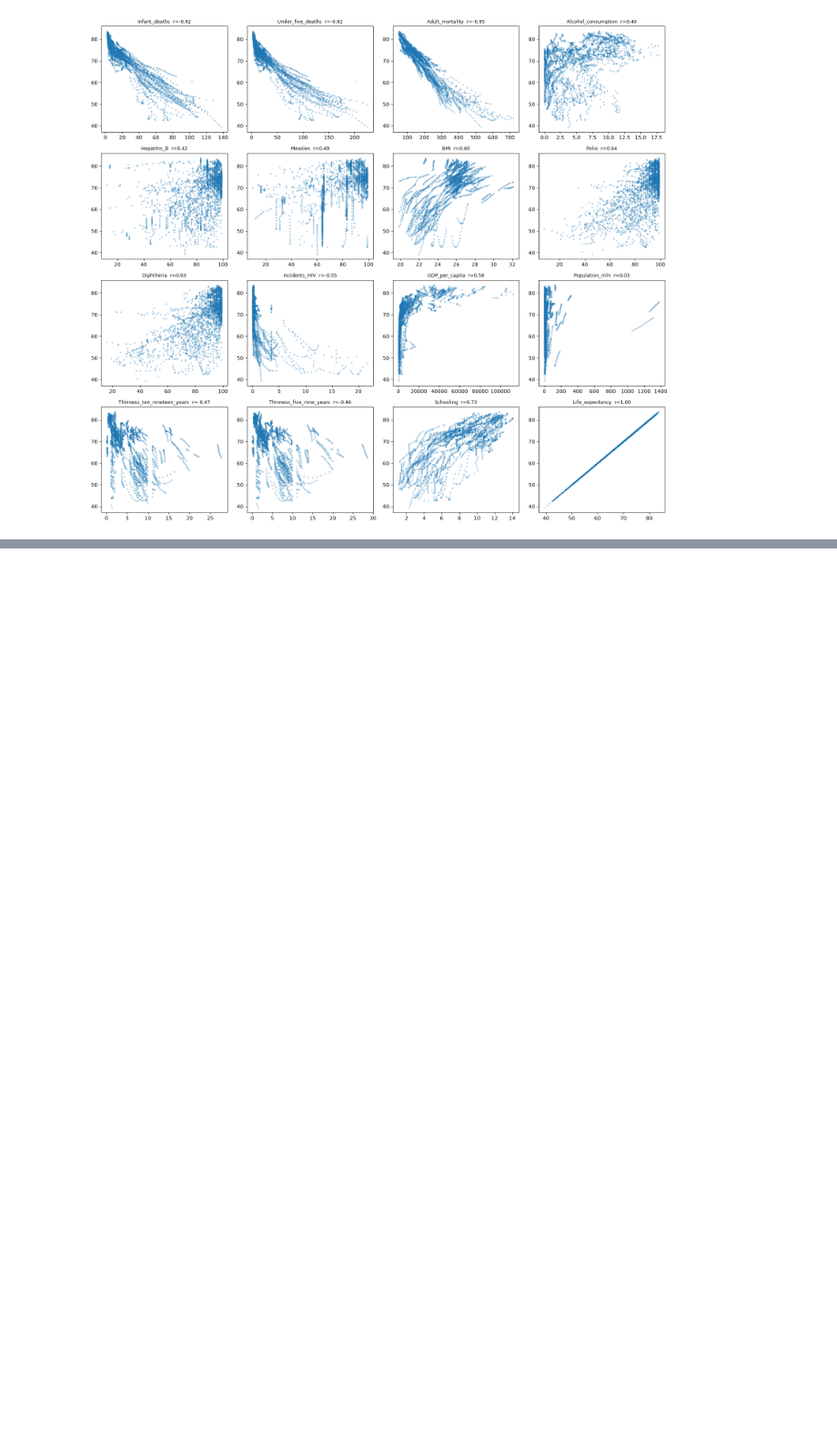
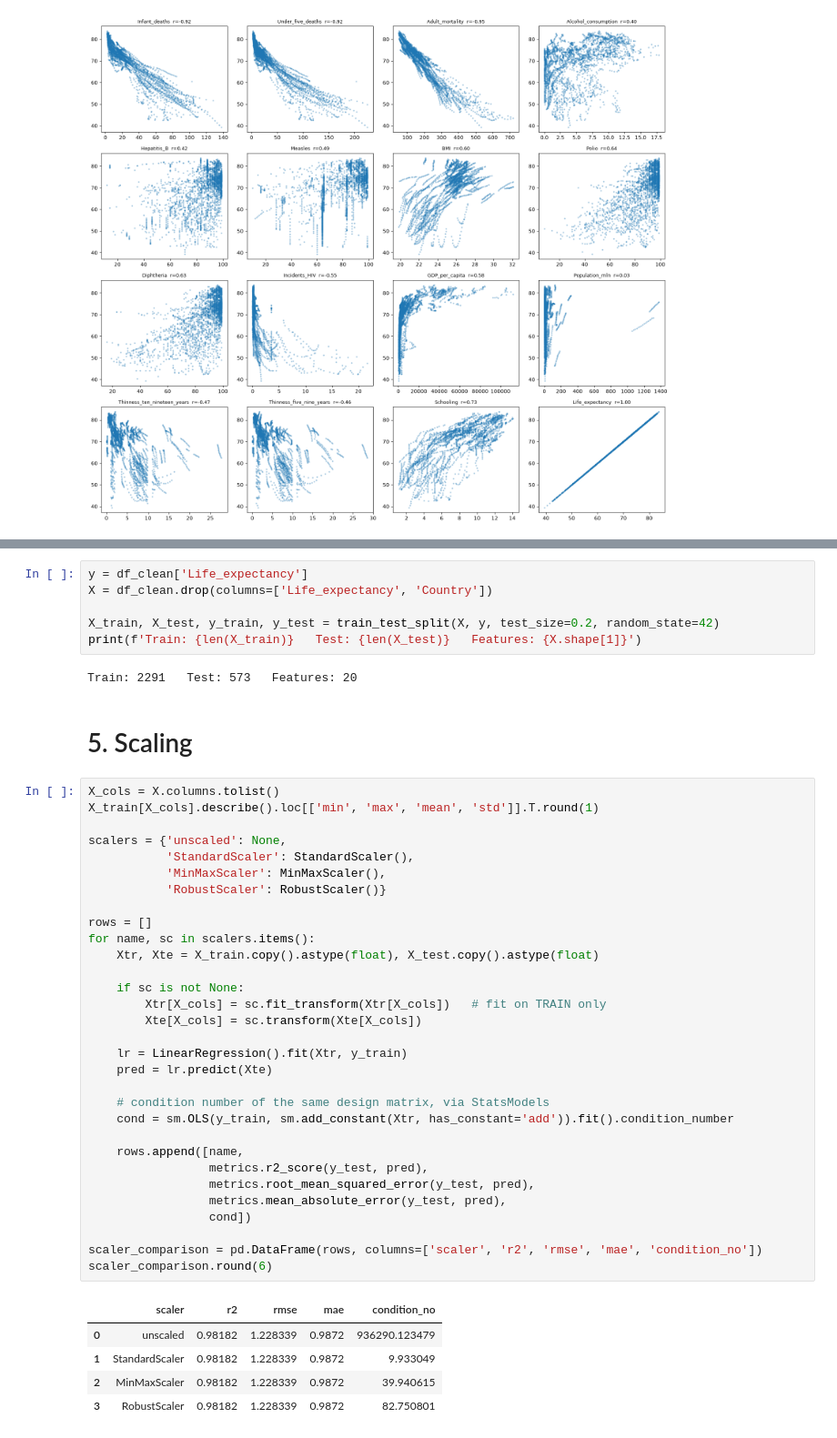
Before and after one commit to Roborohan/WHO-Life-Expectancy-GE, a Jupyter notebook: WHO_EDA.ipynb, the cells around one changed output, grey strips where cells are left out. Shown at 91% size. Cells and saved outputs as stored; diff of their text form; blank space fills up the shorter version.

Commit message:
WHO file updated for Scaling and Fit Model

```diff
--- a/WHO_EDA.ipynb
+++ b/WHO_EDA.ipynb
@@ -211,0 +228,47 @@ plt.show()
+# %%
+y = df_clean['Life_expectancy']
+X = df_clean.drop(columns=['Life_expectancy', 'Country'])
+
+X_train, X_test, y_train, y_test = train_test_split(X, y, test_size=0.2, random_state=42)
+print(f'Train: {len(X_train)}   Test: {len(X_test)}   Features: {X.shape[1]}')
+# %% [output]
+Train: 2291   Test: 573   Features: 20
+# %% [markdown]
+# 5. Scaling
+# %%
+X_cols = X.columns.tolist()
+X_train[X_cols].describe().loc[['min', 'max', 'mean', 'std']].T.round(1)
+
+scalers = {'unscaled': None,
+           'StandardScaler': StandardScaler(),
+           'MinMaxScaler': MinMaxScaler(),
+           'RobustScaler': RobustScaler()}
+
+rows = []
+for name, sc in scalers.items():
+    Xtr, Xte = X_train.copy().astype(float), X_test.copy().astype(float)
+
+    if sc is not None:
+        Xtr[X_cols] = sc.fit_transform(Xtr[X_cols])   # fit on TRAIN only
+        Xte[X_cols] = sc.transform(Xte[X_cols])
+
+    lr = LinearRegression().fit(Xtr, y_train)
+    pred = lr.predict(Xte)
+
+    # condition number of the same design matrix, via StatsModels
+    cond = sm.OLS(y_train, sm.add_constant(Xtr, has_constant='add')).fit().condition_number
+
+    rows.append([name,
+                 metrics.r2_score(y_test, pred),
+                 metrics.root_mean_squared_error(y_test, pred),
+                 metrics.mean_absolute_error(y_test, pred),
+                 cond])
+
+scaler_comparison = pd.DataFrame(rows, columns=['scaler', 'r2', 'rmse', 'mae', 'condition_no'])
+scaler_comparison.round(6)
+# %% [output]
+|  | scaler | r2 | rmse | mae | condition_no |
+| 0 | unscaled | 0.98182 | 1.228339 | 0.9872 | 936290.123479 |
+| 1 | StandardScaler | 0.98182 | 1.228339 | 0.9872 | 9.933049 |
+| 2 | MinMaxScaler | 0.98182 | 1.228339 | 0.9872 | 39.940615 |
+| 3 | RobustScaler | 0.98182 | 1.228339 | 0.9872 | 82.750801 |
```
Also changed, not shown: parts of 6 cells of this notebook, 1 other file.
